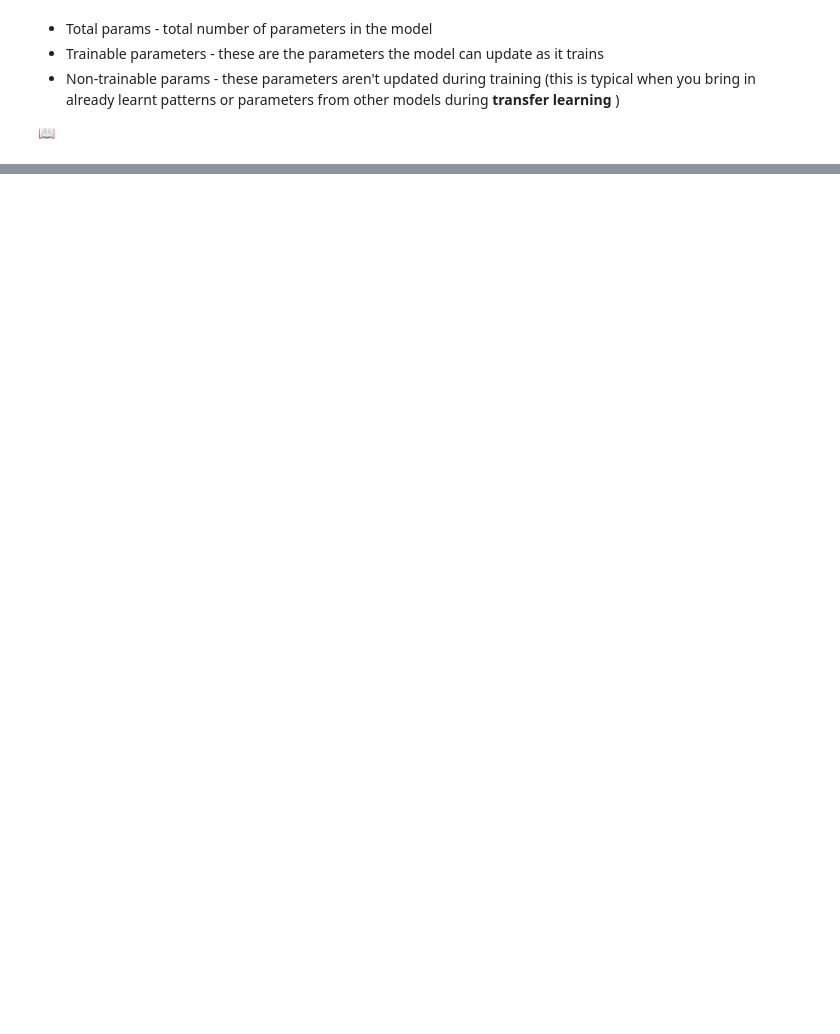
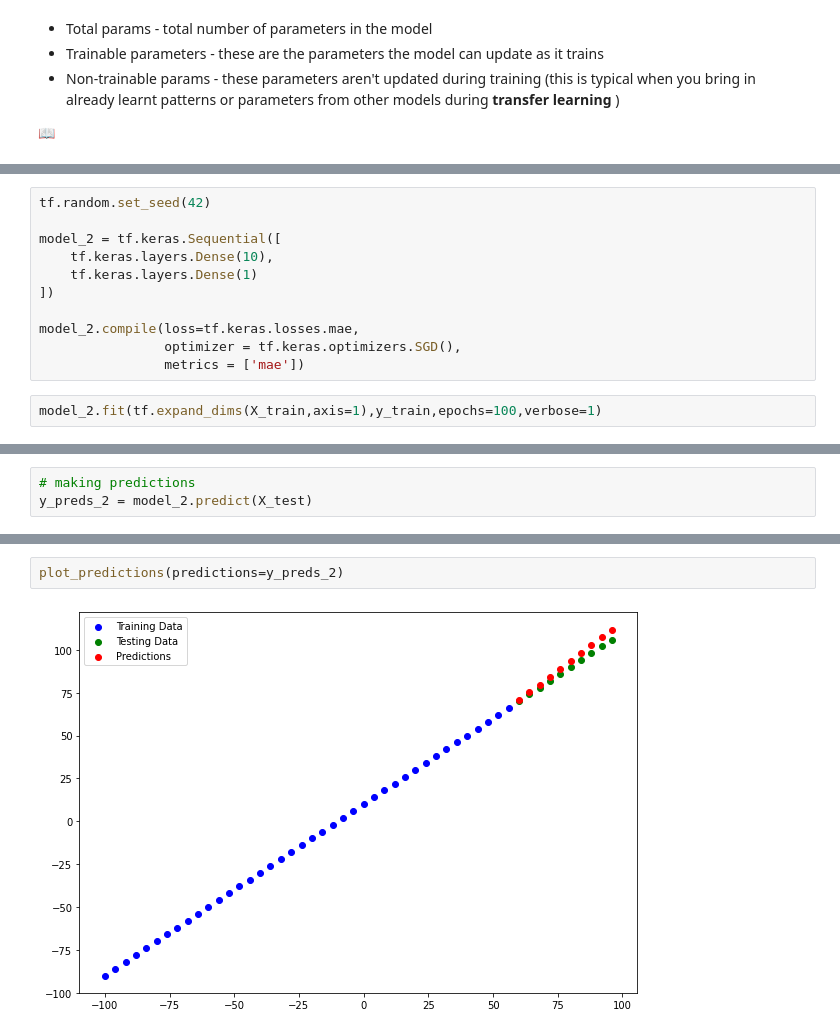
Before and after one commit to ThejakaSEP/Tensorflow_Certification, a Jupyter notebook: Regression_with_TF.ipynb, the cells around one changed output, grey strips where cells are left out. Drawn from its saved outputs; the diff is of its cells as text; blank space fills up the shorter version.

```diff
--- a/Regression_with_TF.ipynb
+++ b/Regression_with_TF.ipynb
@@ -332,0 +524,13 @@ _________________________________________________________________
+# %%
+tf.random.set_seed(42)
+
+model_2 = tf.keras.Sequential([
+    tf.keras.layers.Dense(10),
+    tf.keras.layers.Dense(1)
+])
+
+model_2.compile(loss=tf.keras.losses.mae,
+                optimizer = tf.keras.optimizers.SGD(),
+                metrics = ['mae'])
+# %%
+model_2.fit(tf.expand_dims(X_train,axis=1),y_train,epochs=100,verbose=1)
@@ -332,0 +556,3 @@ _________________________________________________________________
+# %%
+# making predictions
+y_preds_2 = model_2.predict(X_test)
@@ -332,0 +561,4 @@ _________________________________________________________________
+# %%
+plot_predictions(predictions=y_preds_2)
+# %% [output]
+[figure, added]
```
Also changed, not shown: parts of 42 cells of this notebook.
